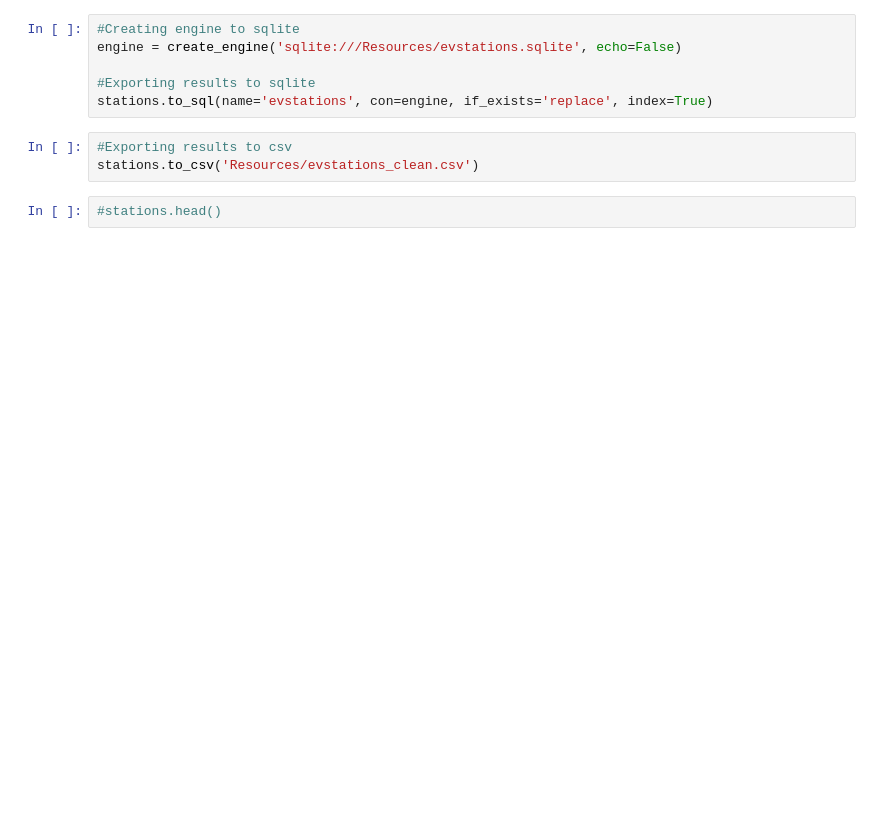
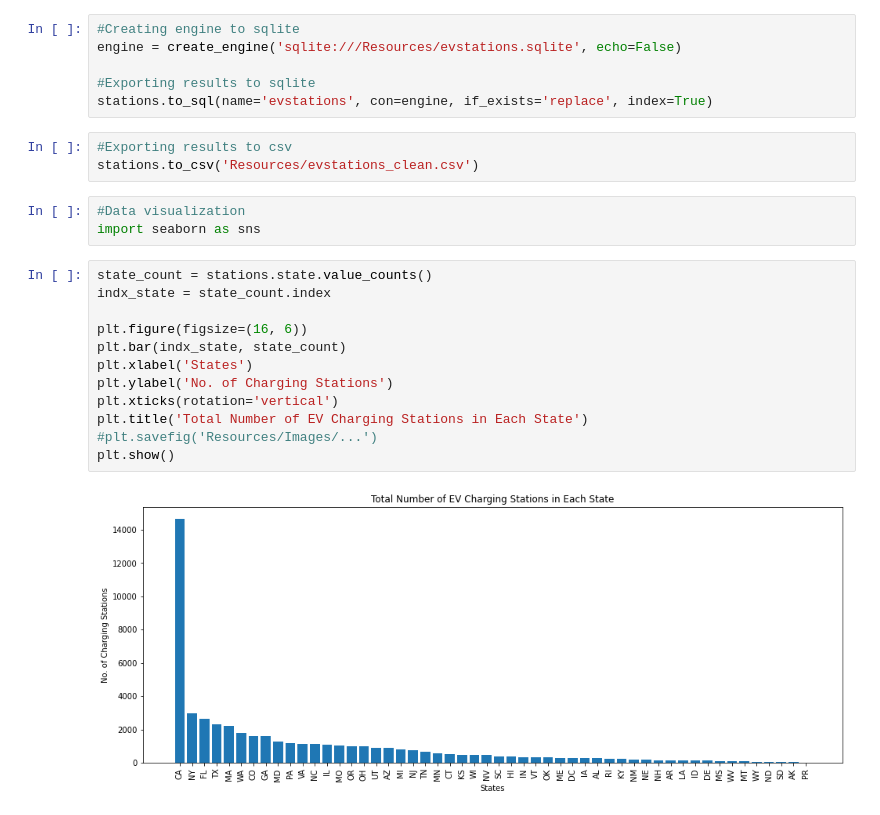
Before and after one commit to rayy-32/ev-station-analysis-and-mapping, a Jupyter notebook: evstations.ipynb, the cells around one changed output. Drawn from its saved outputs; the diff is of its cells as text; blank space fills up the shorter version.

```diff
--- a/evstations.ipynb
+++ b/evstations.ipynb
@@ -170,5 +220,20 @@ stations.to_sql(name='evstations', con=engine, if_exists='replace', index=True)
 # %%
 #Exporting results to csv
 stations.to_csv('Resources/evstations_clean.csv')
-# %%
-#stations.head()
+# %%
+#Data visualization
+import seaborn as sns
+# %%
+state_count = stations.state.value_counts()
+indx_state = state_count.index
+
+plt.figure(figsize=(16, 6))
+plt.bar(indx_state, state_count)
+plt.xlabel('States')
+plt.ylabel('No. of Charging Stations')
+plt.xticks(rotation='vertical')
+plt.title('Total Number of EV Charging Stations in Each State')
+#plt.savefig('Resources/Images/...')
+plt.show()
+# %% [output]
+[figure, added]
```
Also changed, not shown: parts of 6 cells of this notebook, 3 other files.
